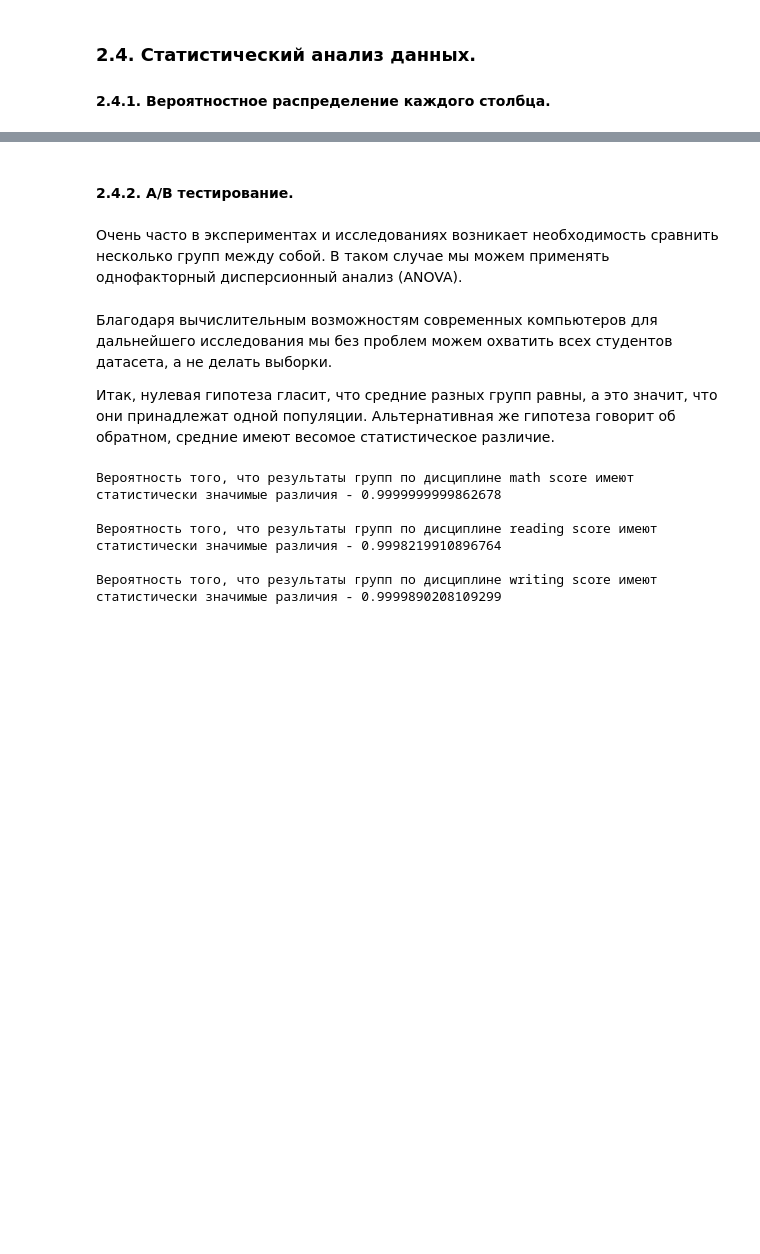
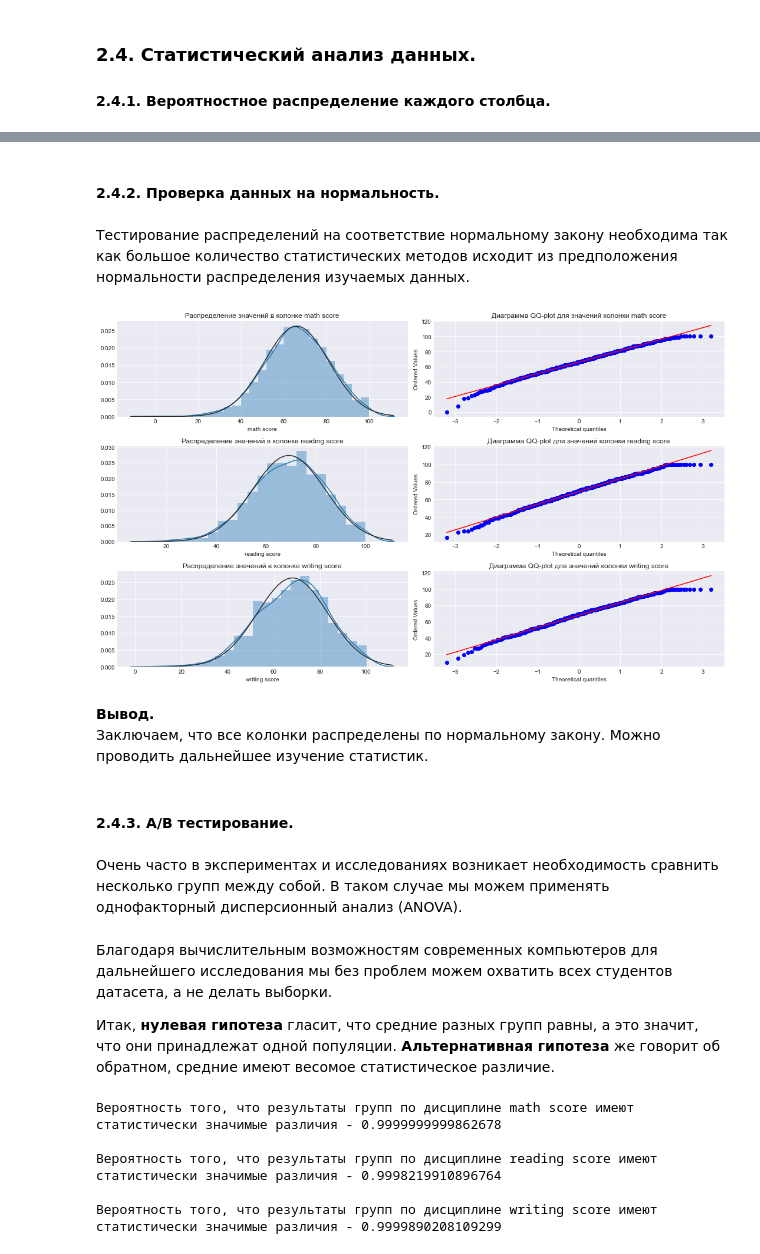
Before and after one commit to kirillshefer/student_perfomance, a Jupyter notebook: student_prefomance.ipynb, the cells around one changed output, grey strips where cells are left out. Cells and saved outputs as stored; diff of their text form; code cells hidden in the pictures; blank space fills up the shorter version.

```diff
--- a/student_prefomance.ipynb
+++ b/student_prefomance.ipynb
@@ -208,7 +205,32 @@ plt.show()
 - выбросы в данных не наблюдаются;
 - явной кластеризация значений не выявлено.
+# %% [markdown]
+#### 2.4.2. Проверка данных на нормальность. <a id="section242"></a>
+# %% [markdown]
+Тестирование распределений на соответствие нормальному закону необходима так как большое количество статистических методов исходит из предположения нормальности распределения изучаемых данных.
+# %%
+import scipy.stats as stats
+
+
+# построим все диаграммы QQ-plot на одном графике
+fig, axes = plt.subplots(len(student_perfomance_df_for_dist.columns), 2, figsize=(15, 9))
+for i, column in enumerate(student_perfomance_df_for_dist.columns):
+    # посмотрим на её распределение
+    sns.distplot(student_perfomance_df_for_dist[column], fit=norm, ax=axes[i, 0])
+    axes[i, 0].set_title(f'Распределение значений в колонке {column}')
+    # теперь построим qq-plot
+    stats.probplot(student_perfomance_df_for_dist[column], dist='norm', plot=axes[i, 1])
+    axes[i, 1].set_title(f'Диаграмма QQ-plot для значений колонки {column}')
+
+plt.tight_layout()
+plt.show()
+# %% [output]
+[figure, added]
+# %% [markdown]
+**Вывод.**
+Заключаем, что все колонки распределены по нормальному закону. Можно проводить дальнейшее изучение статистик.
 # %% [markdown]
-#### 2.4.2. А/В тестирование. <a id="section242"></a>
+#### 2.4.3. А/В тестирование. <a id="section243"></a>
 # %% [markdown]
 Очень часто в экспериментах и исследованиях возникает необходимость сравнить несколько групп между собой. В таком случае мы можем применять однофакторный дисперсионный анализ (ANOVA).
 # %%
@@ -236,7 +258,7 @@ def one_way_ANOVA(samples:list):
 # %% [markdown]
 Благодаря вычислительным возможностям современных компьютеров для дальнейшего исследования мы без проблем можем охватить всех студентов датасета, а не делать выборки.
 
-Итак, нулевая гипотеза гласит, что средние разных групп равны, а это значит, что они принадлежат одной популяции. Альтернативная же гипотеза говорит об обратном, средние имеют весомое статистическое различие.
+Итак, **нулевая гипотеза** гласит, что средние разных групп равны, а это значит, что они принадлежат одной популяции. **Альтернативная гипотеза** же говорит об обратном, средние имеют весомое статистическое различие.
 # %%
 for discipline in ['math score', 'reading score', 'writing score']:
     df = student_perfomance_df[['race/ethnicity', discipline]]
```
Also changed, not shown: parts of 15 cells of this notebook.
